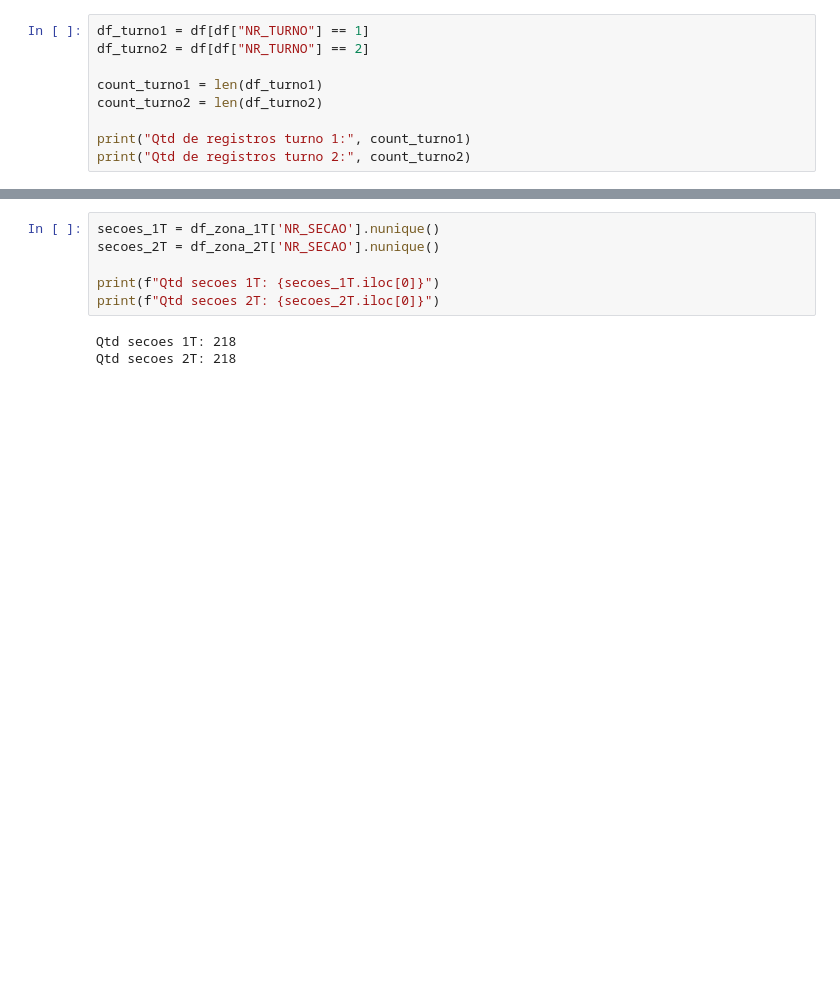
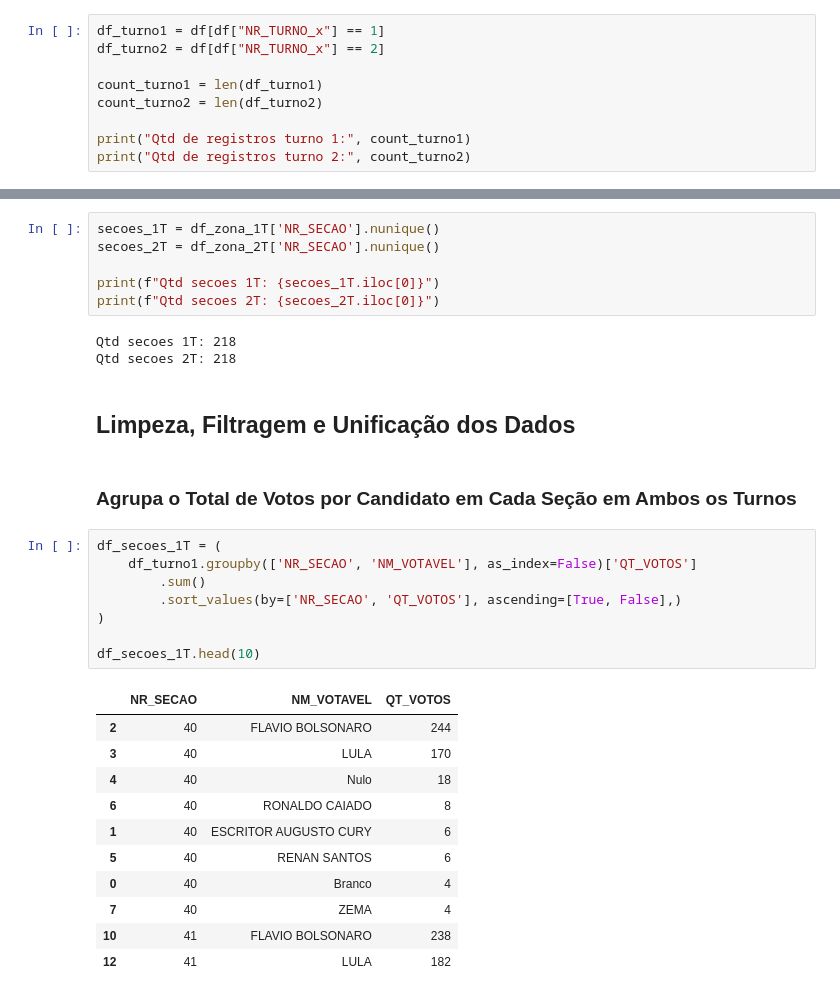
Before and after one commit to Voamorim/TecnologiasDataScience, a Jupyter notebook: FoliumVisualizacao/main.ipynb, the cells around one changed output, grey strips where cells are left out. Drawn from its saved outputs; the diff is of its cells as text; blank space fills up the shorter version.

Commit message:
add: adiciona contagem de votos por secao e marcadores em cada secao de votacao

```diff
--- a/FoliumVisualizacao/main.ipynb
+++ b/FoliumVisualizacao/main.ipynb
@@ -24,6 +23,6 @@ df.head()
 # %%
-df_turno1 = df[df["NR_TURNO"] == 1]
-df_turno2 = df[df["NR_TURNO"] == 2]
+df_turno1 = df[df["NR_TURNO_x"] == 1]
+df_turno2 = df[df["NR_TURNO_x"] == 2]
 
 count_turno1 = len(df_turno1)
 count_turno2 = len(df_turno2)
@@ -59,3 +58,27 @@ print(f"Qtd secoes 2T: {secoes_2T.iloc[0]}")
 # %% [output]
 Qtd secoes 1T: 218
 Qtd secoes 2T: 218
+# %% [markdown]
+## Limpeza, Filtragem e Unificação dos Dados
+# %% [markdown]
+### Agrupa o Total de Votos por Candidato em Cada Seção em Ambos os Turnos
+# %%
+df_secoes_1T = (
+    df_turno1.groupby(['NR_SECAO', 'NM_VOTAVEL'], as_index=False)['QT_VOTOS']
+        .sum()
+        .sort_values(by=['NR_SECAO', 'QT_VOTOS'], ascending=[True, False],)
+)
+
+df_secoes_1T.head(10)
+# %% [output]
+|  | NR_SECAO | NM_VOTAVEL | QT_VOTOS |
+| 2 | 40 | FLAVIO BOLSONARO | 244 |
+| 3 | 40 | LULA | 170 |
+| 4 | 40 | Nulo | 18 |
+| 6 | 40 | RONALDO CAIADO | 8 |
+| 1 | 40 | ESCRITOR AUGUSTO CURY | 6 |
+| 5 | 40 | RENAN SANTOS | 6 |
+| 0 | 40 | Branco | 4 |
+| 7 | 40 | ZEMA | 4 |
+| 10 | 41 | FLAVIO BOLSONARO | 238 |
+| 12 | 41 | LULA | 182 |
```
Also changed, not shown: parts of 11 cells of this notebook.
